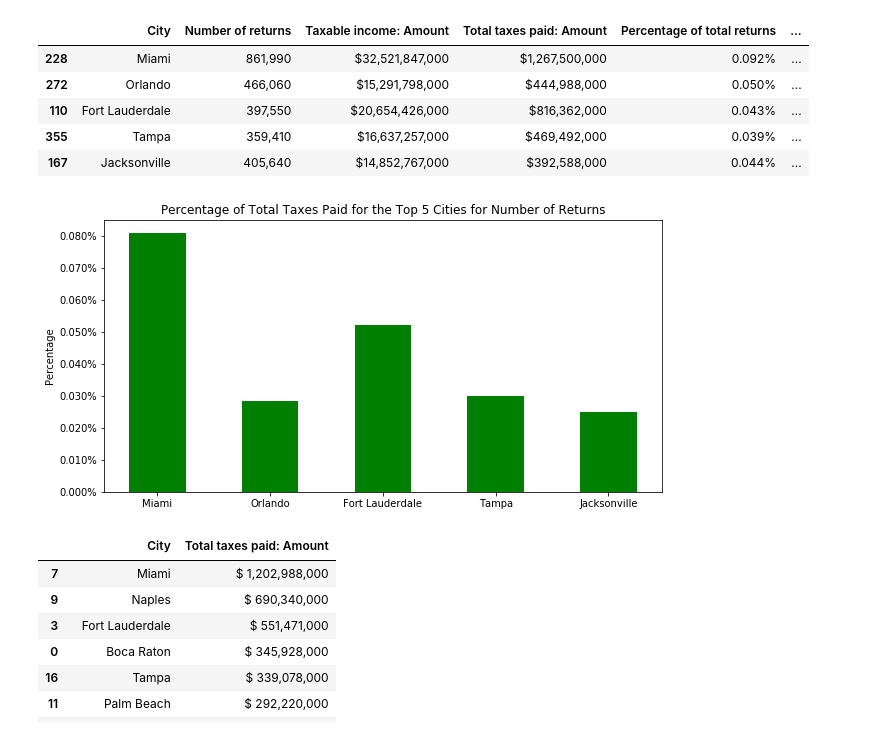
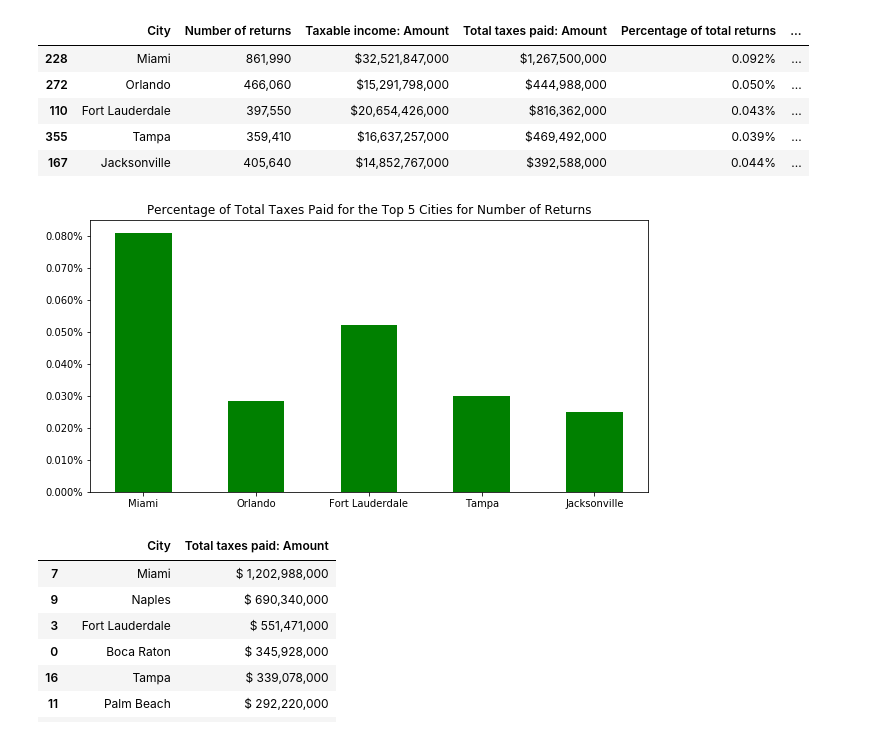
Before and after one commit to Sbrown146/Project1, a Jupyter notebook: Project Data Final Code Template.ipynb, the cells around one changed output. Cells and saved outputs as stored; diff of their text form; code cells hidden in the pictures.

```diff
--- a/Project Data Final Code Template.ipynb
+++ b/Project Data Final Code Template.ipynb
@@ -69,12 +69,15 @@ Florida_complete=pd.merge(Florida_zip, Florida_data, on='Zip Code')
 
 # Renaming columns - Control + / to uncomment everything
 Florida_complete=Florida_complete.rename(columns={
+"Number with paid preparer's signature": "Number of returns with paid preparer's signature",
+"Number of exemptions": "Number of returns with exemptions" ,
+"Number of dependents": "Number of dependents on returns",
 "Number of volunteer prepared returns [2]": "Total Number of volunteer prepared returns",
 "Unnamed: 10": "Number of volunteer income tax assistance prepared returns",
 "Unnamed: 11": "Number of tax counseling for the elderly prepared returns",
 "Unnamed: 12": "Number of volunteer prepared returns with Earned Income Credit",
 "Number of elderly returns [3]": "Number of elderly returns",
-"Adjusted gross income (AGI) [4]": "Adjusted gross income (AGI)",
+"Adjusted gross income (AGI) [4]": "Adjusted gross income (AGI): Amount",
 "Total income": "Total income: Number of returns",
 "Unnamed: 18": "Total income: Amount",
 "Salaries and wages in AGI": "Salaries and wages in AGI: Number of returns",
@@ -1012,8 +1067,8 @@ Florida_tax_amount=Florida_tax_amount[[ \
 
 
 Florida_tax_amount.insert(0, "Size of adjusted gross income", \
-("Under $25,000", "$25,000 to $50,000", "$50,000 to $75,000", \
-"$75,000 to $100,000", "$100,000 to $200,000", "Over $200,000"))
+("Under 25,000", "25,000 to 50,000", "50,000 to 75,000", \
+"75,000 to 100,000", "100,000 to 200,000", "Over 200,000"))
 
 
 Florida_tax_total=Florida_tax_amount.sum()
@@ -1111,18 +1166,17 @@ Top_five_tax_display
 # %%
 # Question 9 Graph
 
 plt.figure(figsize=(10,5))
 Top_five_tax_plot=plt.bar( \
 Top_five_tax["City"], Top_five_tax["Total taxes paid: Percentage amount"], color="green", width=0.5)
 
 plt.gca().set_yticklabels(['{:.3f}%'.format(x) for x in plt.gca().get_yticks()])
 
 plt.title("Percentage of Total Taxes Paid for the Top 5 Cities for Number of Returns")
-plt.ylabel("Percentage")
 plt.savefig("Graphs/Question 9 Top 5 Tax Percentages")
 plt.show()
 # %% [output]
-[figure, old version]
+[figure, new version]
 # %%
 # Question 10
 # Cities that paid $100+ million in taxes.
```
Also changed, not shown: parts of 25 cells of this notebook, 12 other files.
